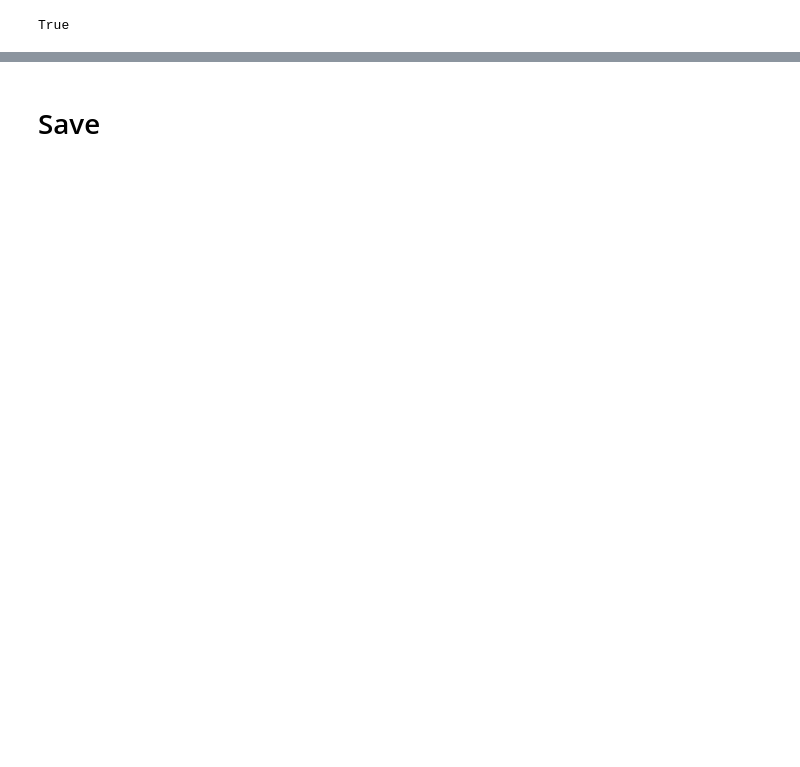
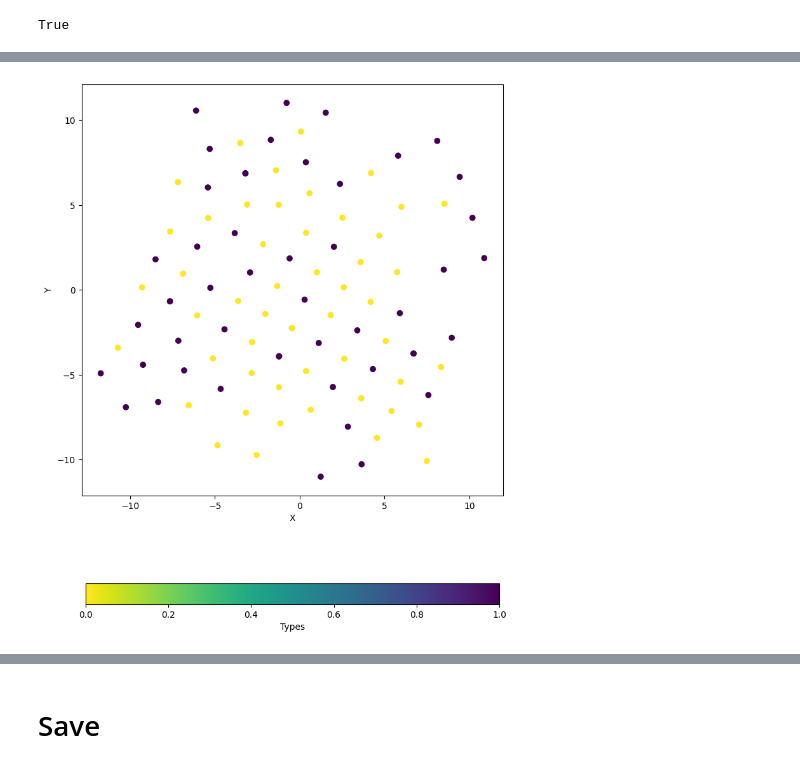
Before and after one commit to hikarimusic/MDLab, a Jupyter notebook: paper3/exp5c.ipynb, the cells around one changed output, grey strips where cells are left out. Cells and saved outputs as stored; diff of their text form; code cells hidden in the pictures; blank space fills up the shorter version.

```diff
--- a/paper3/exp5c.ipynb
+++ b/paper3/exp5c.ipynb
@@ -197,3 +186,18 @@ for i in range(0, opt["type_atoms"]):
+# %%
+# Plot 2D
+coordinates = atom_coordinates.coordinates.cpu().detach().numpy()
+types = atom_coordinates.types.cpu().detach().numpy()
+fig = plt.figure(figsize=(12, 12))
+ax = fig.add_subplot(111)
+colormap = plt.get_cmap('viridis_r')
+scatter = ax.scatter(coordinates[:, 0], coordinates[:, 1], c=types, cmap=colormap)
+colorbar = plt.colorbar(scatter, ax=ax, label='Types', shrink=0.7, orientation='horizontal')
+ax.set_xlabel('X')
+ax.set_ylabel('Y')
+plt.gca().set_aspect('equal', adjustable='box')
+plt.show()
+# %% [output]
+[figure, added]
 # %%
 coordinates = atom_coordinates.coordinates.cpu().detach().numpy()
 types = atom_coordinates.types.cpu().detach().numpy()
```
Also changed, not shown: parts of 11 cells of this notebook.
